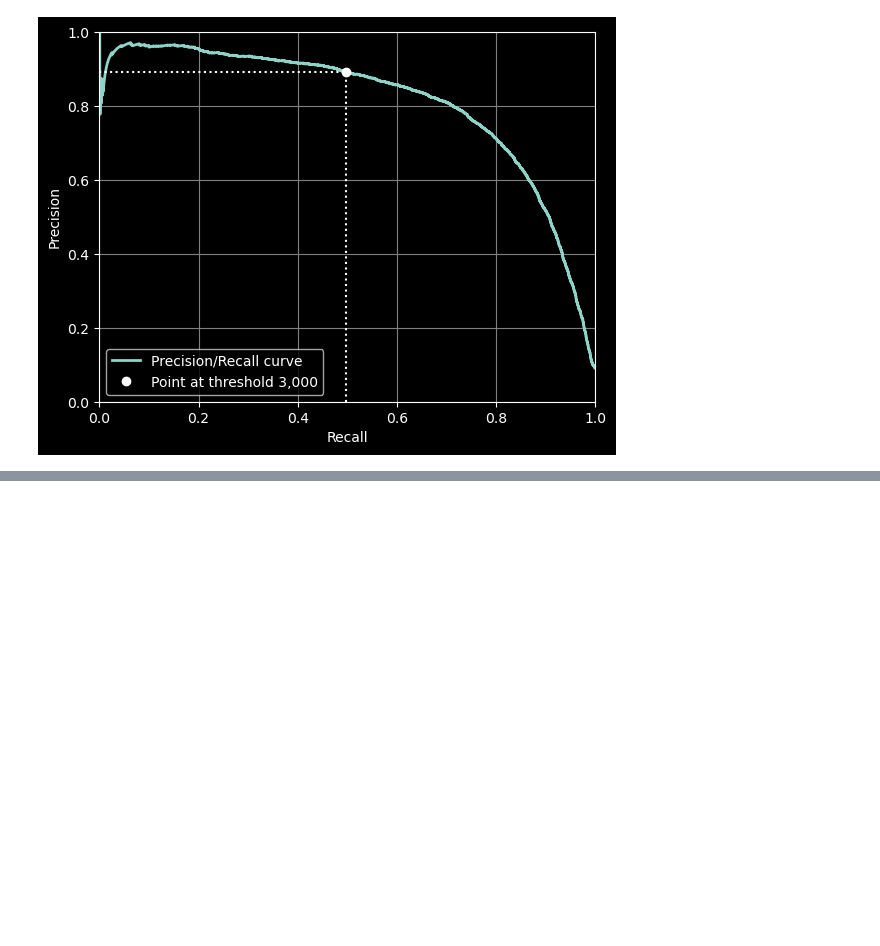
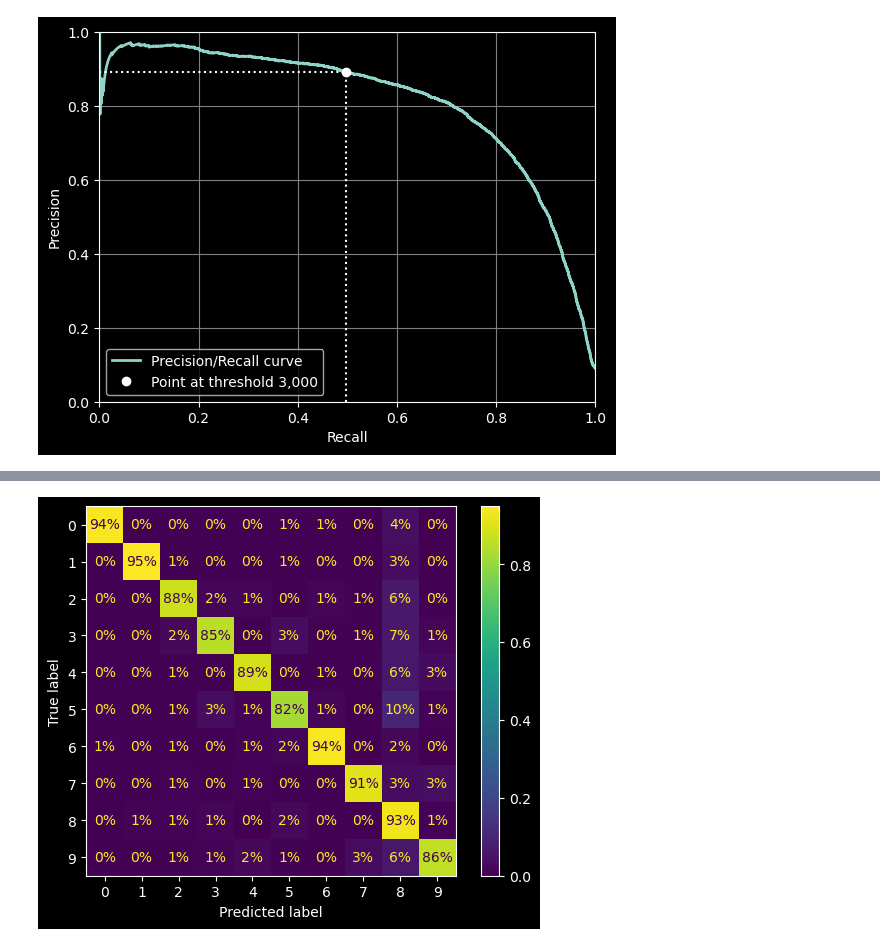
Before and after one commit to jbowen102/Hands-on_ML_SkLearn_book_projects, a Jupyter notebook: chapter_3.ipynb, the cells around one changed output, grey strips where cells are left out. Drawn from its saved outputs; the diff is of its cells as text; code cells hidden in the pictures; blank space fills up the shorter version.

```diff
--- a/chapter_3.ipynb
+++ b/chapter_3.ipynb
@@ -158,0 +283,5 @@ plt.legend(loc="lower left");
+# %%
+ConfusionMatrixDisplay.from_predictions(y_train, y_train_pred,
+                                        normalize="true", values_format=".0%");
+# %% [output]
+[figure, added]
```
Also changed, not shown: parts of 35 cells of this notebook.
